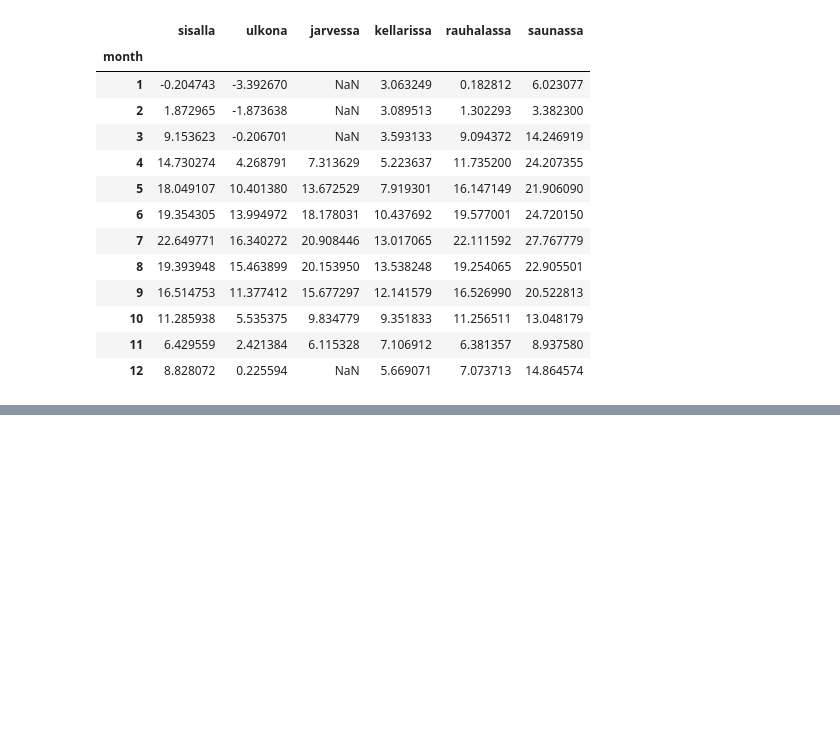
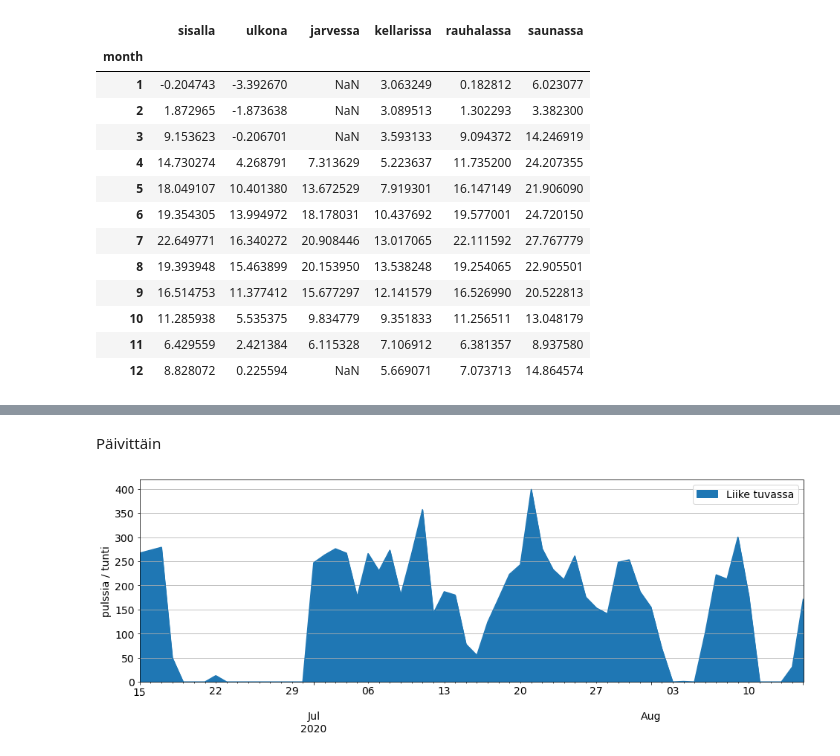
Before and after one commit to vuorenkoski/lampotilat, a Jupyter notebook: datan_esittaminen.ipynb, the cells around one changed output, grey strips where cells are left out. Cells and saved outputs as stored; diff of their text form; code cells hidden in the pictures; blank space fills up the shorter version.

```diff
--- a/datan_esittaminen.ipynb
+++ b/datan_esittaminen.ipynb
@@ -155,0 +180,13 @@ df_monthly.groupby(['month']).mean()
+# %% [markdown]
+Päivittäin
+# %%
+df = df.groupby(pd.Grouper(freq='D')).sum()
+
+fig = df.loc['2020-6-15':'2020-8-15'].plot.area(figsize=(16, 5), fontsize=14).get_figure()
+fig.axes[0].legend(loc='best', fontsize=14)
+fig.axes[0].set_ylabel('pulssia / tunti', fontsize=14)
+fig.axes[0].set_xlabel('')
+fig.axes[0].grid(axis='y')
+fig.savefig('chart.png')
+# %% [output]
+[figure, added]
```
Also changed, not shown: parts of 8 cells of this notebook, 9 other files.
